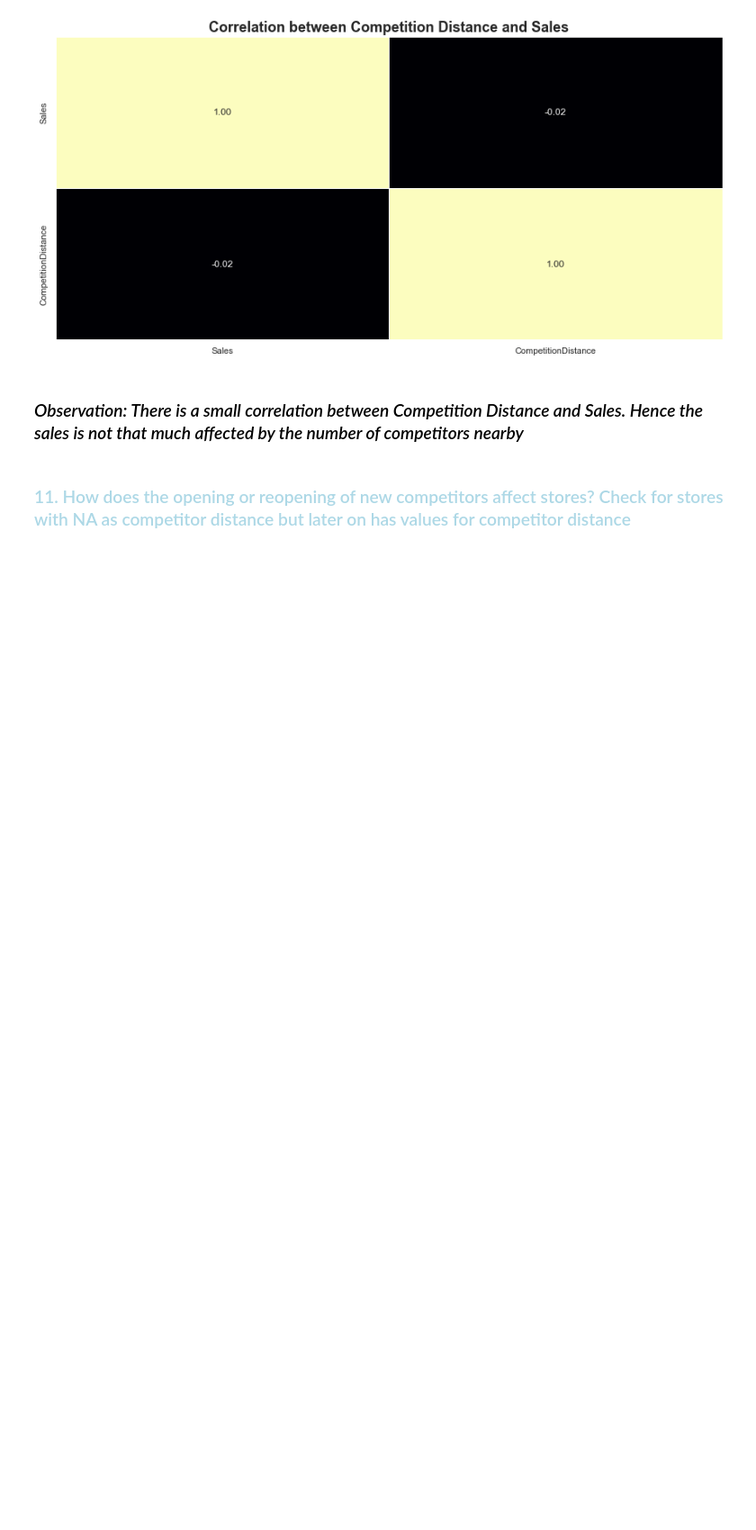
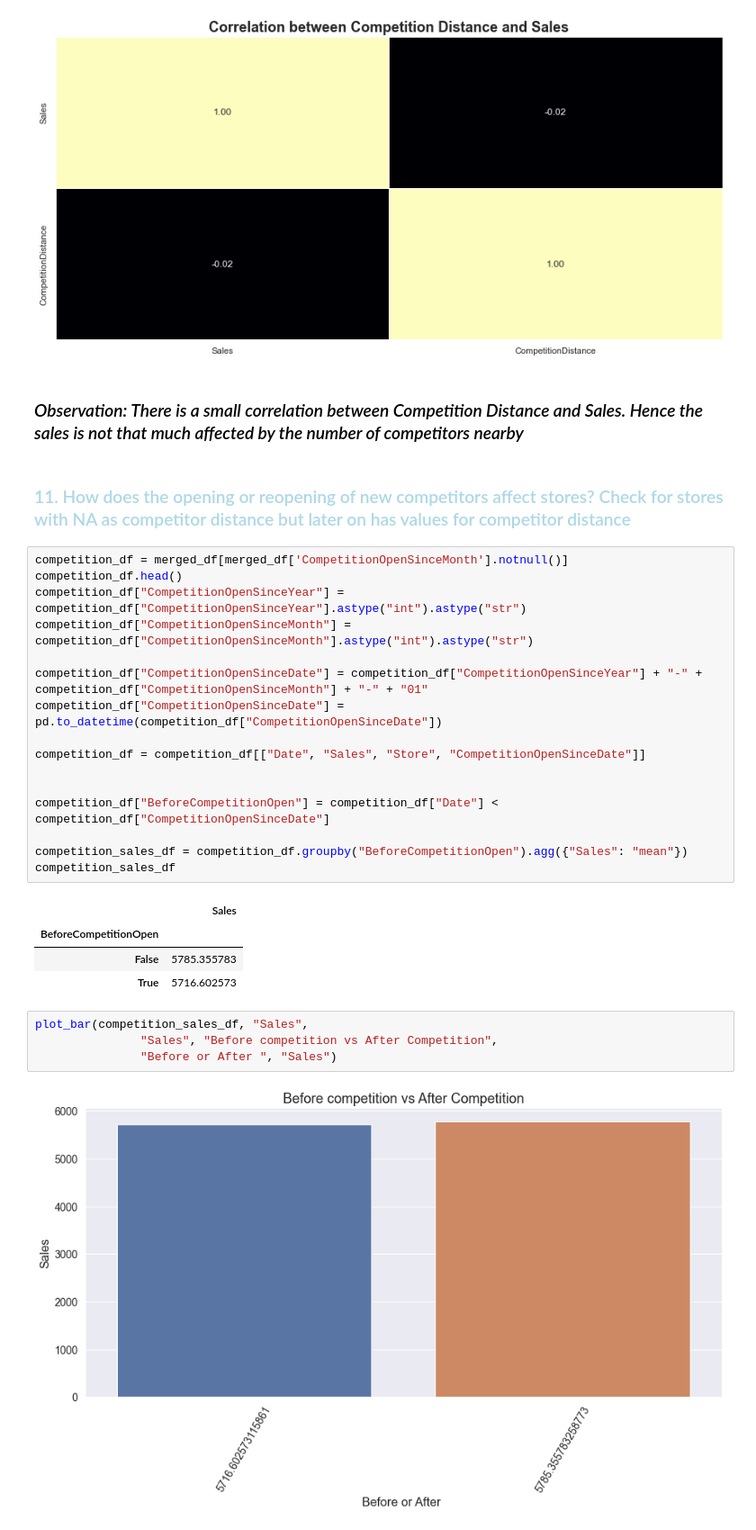
Before and after one commit to Yonas-T/time_series_forcasting, a Jupyter notebook: notebooks/data_exploration.ipynb, the cells around one changed output. Shown at 90% size. Saved outputs shown, nothing was run; the diff lists cells and outputs as text; blank space fills up the shorter version.

```diff
--- a/notebooks/data_exploration.ipynb
+++ b/notebooks/data_exploration.ipynb
@@ -583,3 +583,30 @@ plot_heatmap(distance_competition_corr, "Correlation between Competition Distanc
 <h3 style='font-style:italic'> Observation: There is a small correlation between Competition Distance and Sales. Hence the sales is not that much affected by the number of competitors nearby</h3>
 # %% [markdown]
 <h3 style="color:lightblue;">11. How does the opening or reopening of new competitors affect stores? Check for stores with NA as competitor distance but later on has values for competitor distance</h3>
+# %%
+competition_df = merged_df[merged_df['CompetitionOpenSinceMonth'].notnull()]
+competition_df.head()
+competition_df["CompetitionOpenSinceYear"] = competition_df["CompetitionOpenSinceYear"].astype("int").astype("str")
+competition_df["CompetitionOpenSinceMonth"] = competition_df["CompetitionOpenSinceMonth"].astype("int").astype("str")
+
+competition_df["CompetitionOpenSinceDate"] = competition_df["CompetitionOpenSinceYear"] + "-" + competition_df["CompetitionOpenSinceMonth"] + "-" + "01"
+competition_df["CompetitionOpenSinceDate"] =  pd.to_datetime(competition_df["CompetitionOpenSinceDate"])
+
+competition_df = competition_df[["Date", "Sales", "Store", "CompetitionOpenSinceDate"]]
+
+
+competition_df["BeforeCompetitionOpen"] = competition_df["Date"] < competition_df["CompetitionOpenSinceDate"]
+
+competition_sales_df = competition_df.groupby("BeforeCompetitionOpen").agg({"Sales": "mean"})
+competition_sales_df
+# %% [output]
+|  | Sales |
+| BeforeCompetitionOpen |  |
+| False | 5785.355783 |
+| True | 5716.602573 |
+# %%
+plot_bar(competition_sales_df, "Sales",
+               "Sales", "Before competition vs After Competition",
+               "Before or After ", "Sales")
+# %% [output]
+[figure, added]
```
Also changed, not shown: parts of 1 cell of this notebook, 2 other files.
